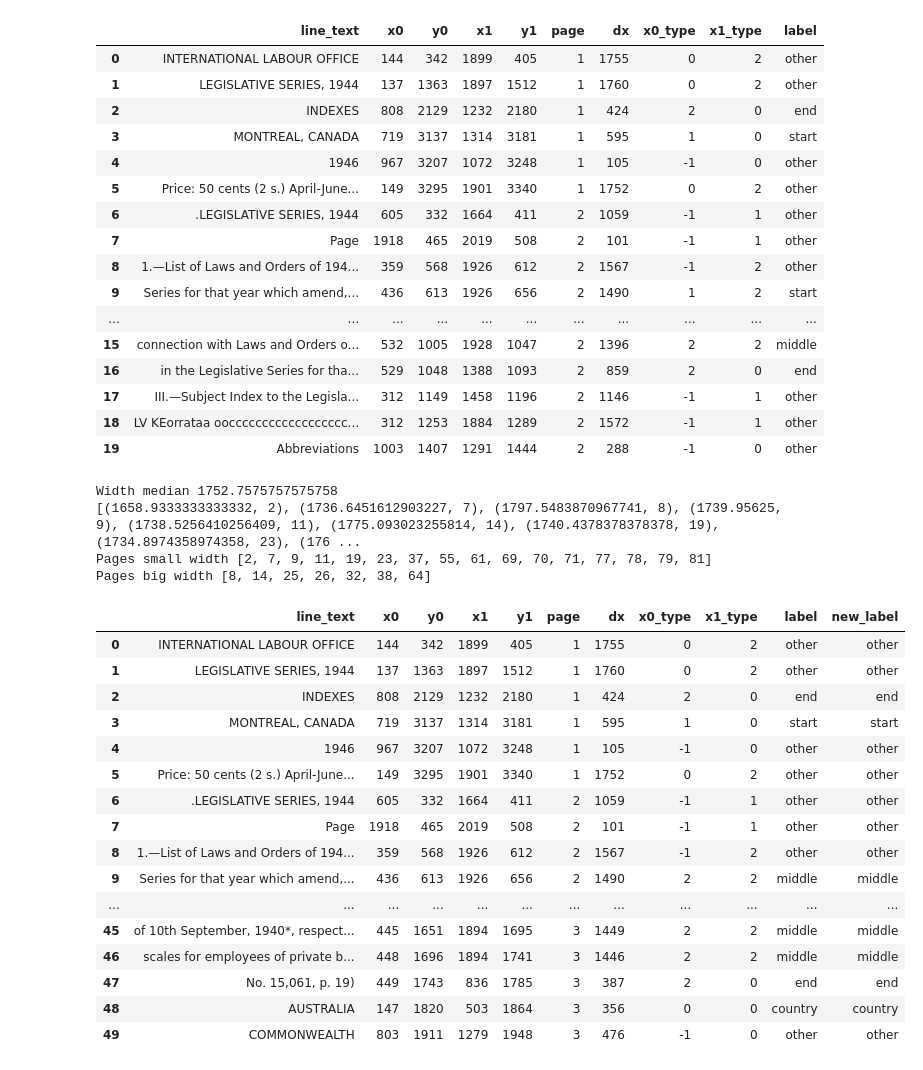
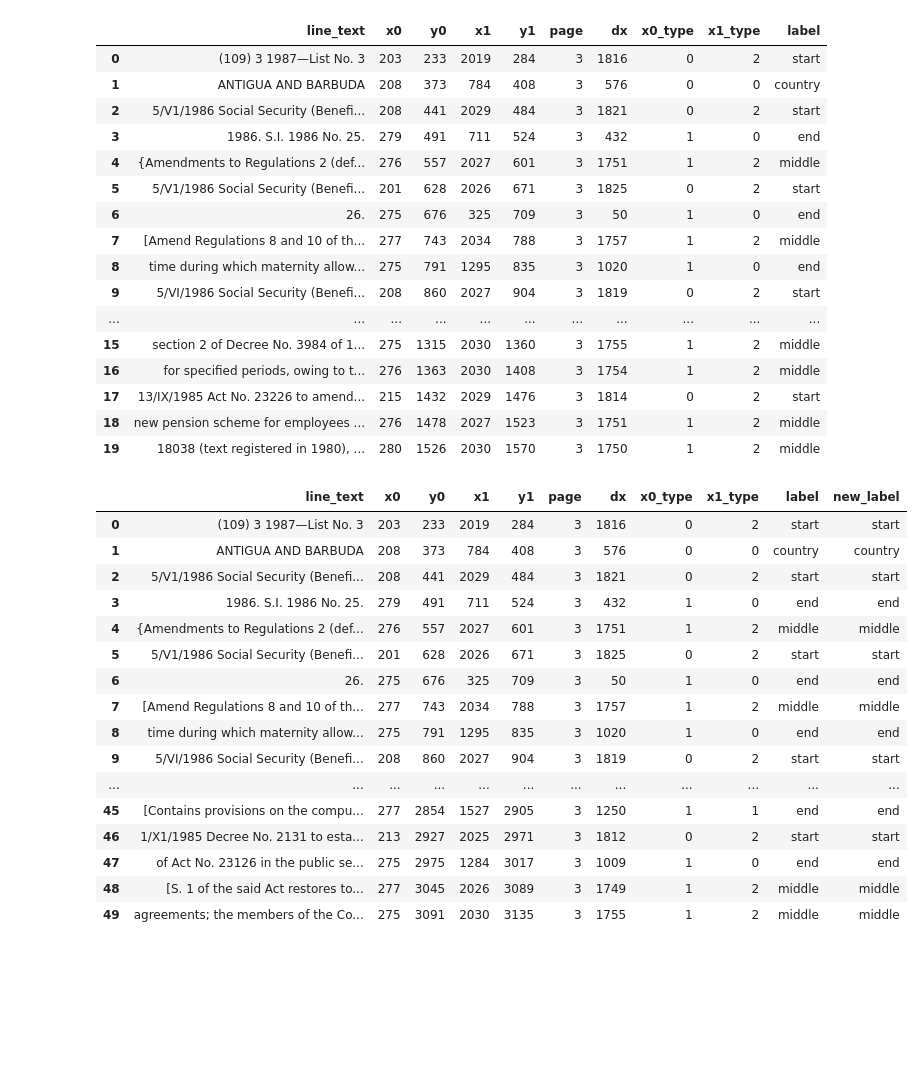
Before and after one commit to jeusa/indexex, a Jupyter notebook: code/index_extraction.ipynb, the cells around one changed output. Saved outputs shown, nothing was run; the diff lists cells and outputs as text; code cells hidden in the pictures; blank space fills up the shorter version.

```diff
--- a/code/index_extraction.ipynb
+++ b/code/index_extraction.ipynb
@@ -20,7 +20,7 @@ import records
 # %%
 test_files_dir = ".././test_files/"
 test_files = util.list_files(test_files_dir)
-file = test_files[5]
+file = test_files[-2]
 display(test_files, file)
 # %% [output]
 ['.././test_files/\\Argentinia_LS_index_1934_test_I_DE.pdf',
@@ -63,5 +63,5 @@ Finished reading 4 page(s)
 # %%
-pdf_df = util.ocr(file, 1)
+pdf_df = util.ocr(file, start_page=3)
 lines_df = lines.make_lines_df_from_ocr(pdf_df)
 lines_df
 # %% [output]
@@ -133,50 +133,46 @@ l = label.assign_labels(li_df, x0_n)
 l.head(20)
 # %% [output]
 |  | line_text | x0 | y0 | x1 | y1 | page | dx | x0_type | x1_type | label |
-| 0 | INTERNATIONAL LABOUR OFFICE | 144 | 342 | 1899 | 405 | 1 | 1755 | 0 | 2 | other |
-| 1 | LEGISLATIVE SERIES, 1944 | 137 | 1363 | 1897 | 1512 | 1 | 1760 | 0 | 2 | other |
-| 2 | INDEXES | 808 | 2129 | 1232 | 2180 | 1 | 424 | 2 | 0 | end |
-| 3 | MONTREAL, CANADA | 719 | 3137 | 1314 | 3181 | 1 | 595 | 1 | 0 | start |
-| 4 | 1946 | 967 | 3207 | 1072 | 3248 | 1 | 105 | -1 | 0 | other |
-| 5 | Price: 50 cents (2 s.) April-June... | 149 | 3295 | 1901 | 3340 | 1 | 1752 | 0 | 2 | other |
-| 6 | .LEGISLATIVE SERIES, 1944 | 605 | 332 | 1664 | 411 | 2 | 1059 | -1 | 1 | other |
-| 7 | Page | 1918 | 465 | 2019 | 508 | 2 | 101 | -1 | 1 | other |
-| 8 | 1.—List of Laws and Orders of 194... | 359 | 568 | 1926 | 612 | 2 | 1567 | -1 | 2 | other |
-| 9 | Series for that year which amend,... | 436 | 613 | 1926 | 656 | 2 | 1490 | 1 | 2 | start |
+| 0 | (109) 3 1987—List No. 3 | 203 | 233 | 2019 | 284 | 3 | 1816 | 0 | 2 | start |
+| 1 | ANTIGUA AND BARBUDA | 208 | 373 | 784 | 408 | 3 | 576 | 0 | 0 | country |
+| 2 | 5/V1/1986 Social Security (Benefi... | 208 | 441 | 2029 | 484 | 3 | 1821 | 0 | 2 | start |
+| 3 | 1986. S.I. 1986 No. 25. | 279 | 491 | 711 | 524 | 3 | 432 | 1 | 0 | end |
+| 4 | {Amendments to Regulations 2 (def... | 276 | 557 | 2027 | 601 | 3 | 1751 | 1 | 2 | middle |
+| 5 | 5/V1/1986 Social Security (Benefi... | 201 | 628 | 2026 | 671 | 3 | 1825 | 0 | 2 | start |
+| 6 | 26. | 275 | 676 | 325 | 709 | 3 | 50 | 1 | 0 | end |
+| 7 | [Amend Regulations 8 and 10 of th... | 277 | 743 | 2034 | 788 | 3 | 1757 | 1 | 2 | middle |
+| 8 | time during which maternity allow... | 275 | 791 | 1295 | 835 | 3 | 1020 | 1 | 0 | end |
+| 9 | 5/VI/1986 Social Security (Benefi... | 208 | 860 | 2027 | 904 | 3 | 1819 | 0 | 2 | start |
 | ... | ... | ... | ... | ... | ... | ... | ... | ... | ... | ... |
-| 15 | connection with Laws and Orders o... | 532 | 1005 | 1928 | 1047 | 2 | 1396 | 2 | 2 | middle |
-| 16 | in the Legislative Series for tha... | 529 | 1048 | 1388 | 1093 | 2 | 859 | 2 | 0 | end |
-| 17 | III.—Subject Index to the Legisla... | 312 | 1149 | 1458 | 1196 | 2 | 1146 | -1 | 1 | other |
-| 18 | LV KEorrataa oocccccccccccccccccc... | 312 | 1253 | 1884 | 1289 | 2 | 1572 | -1 | 1 | other |
-| 19 | Abbreviations | 1003 | 1407 | 1291 | 1444 | 2 | 288 | -1 | 0 | other |
+| 15 | section 2 of Decree No. 3984 of 1... | 275 | 1315 | 2030 | 1360 | 3 | 1755 | 1 | 2 | middle |
+| 16 | for specified periods, owing to t... | 276 | 1363 | 2030 | 1408 | 3 | 1754 | 1 | 2 | middle |
+| 17 | 13/IX/1985 Act No. 23226 to amend... | 215 | 1432 | 2029 | 1476 | 3 | 1814 | 0 | 2 | start |
+| 18 | new pension scheme for employees ... | 276 | 1478 | 2027 | 1523 | 3 | 1751 | 1 | 2 | middle |
+| 19 | 18038 (text registered in 1980), ... | 280 | 1526 | 2030 | 1570 | 3 | 1750 | 1 | 2 | middle |
 # %%
-cli_df = correct_x0_types(li_df, bins_x0, bins_x1, x0_n)
+cli_df = label.correct_x0_types(li_df, bins_x0, bins_x1, x0_n)
 ll_df = label.assign_labels(cli_df, x0_n)
 
 lli_df = ll_df.copy()
 lli_df["new_label"] = lli_df["label"]
 lli_df = label.improve_country_classification(lli_df)
 
 lli_df.head(50)
 # %% [output]
-Width median 1752.7575757575758
-[(1658.9333333333332, 2), (1736.6451612903227, 7), (1797.5483870967741, 8), (1739.95625, 9), (1738.5256410256409, 11), (1775.093023255814, 14), (1740.4378378378378, 19), (1734.8974358974358, 23), (176 ...
-Pages small width [2, 7, 9, 11, 19, 23, 37, 55, 61, 69, 70, 71, 77, 78, 79, 81]
-Pages big width [8, 14, 25, 26, 32, 38, 64]
 |  | line_text | x0 | y0 | x1 | y1 | page | dx | x0_type | x1_type | label | new_label |
-| 0 | INTERNATIONAL LABOUR OFFICE | 144 | 342 | 1899 | 405 | 1 | 1755 | 0 | 2 | other | other |
-| 1 | LEGISLATIVE SERIES, 1944 | 137 | 1363 | 1897 | 1512 | 1 | 1760 | 0 | 2 | other | other |
-| 2 | INDEXES | 808 | 2129 | 1232 | 2180 | 1 | 424 | 2 | 0 | end | end |
-| 3 | MONTREAL, CANADA | 719 | 3137 | 1314 | 3181 | 1 | 595 | 1 | 0 | start | start |
-| 4 | 1946 | 967 | 3207 | 1072 | 3248 | 1 | 105 | -1 | 0 | other | other |
-| 5 | Price: 50 cents (2 s.) April-June... | 149 | 3295 | 1901 | 3340 | 1 | 1752 | 0 | 2 | other | other |
-| 6 | .LEGISLATIVE SERIES, 1944 | 605 | 332 | 1664 | 411 | 2 | 1059 | -1 | 1 | other | other |
-| 7 | Page | 1918 | 465 | 2019 | 508 | 2 | 101 | -1 | 1 | other | other |
-| 8 | 1.—List of Laws and Orders of 194... | 359 | 568 | 1926 | 612 | 2 | 1567 | -1 | 2 | other | other |
-| 9 | Series for that year which amend,... | 436 | 613 | 1926 | 656 | 2 | 1490 | 2 | 2 | middle | middle |
+| 0 | (109) 3 1987—List No. 3 | 203 | 233 | 2019 | 284 | 3 | 1816 | 0 | 2 | start | start |
+| 1 | ANTIGUA AND BARBUDA | 208 | 373 | 784 | 408 | 3 | 576 | 0 | 0 | country | country |
+| 2 | 5/V1/1986 Social Security (Benefi... | 208 | 441 | 2029 | 484 | 3 | 1821 | 0 | 2 | start | start |
+| 3 | 1986. S.I. 1986 No. 25. | 279 | 491 | 711 | 524 | 3 | 432 | 1 | 0 | end | end |
+| 4 | {Amendments to Regulations 2 (def... | 276 | 557 | 2027 | 601 | 3 | 1751 | 1 | 2 | middle | middle |
+| 5 | 5/V1/1986 Social Security (Benefi... | 201 | 628 | 2026 | 671 | 3 | 1825 | 0 | 2 | start | start |
+| 6 | 26. | 275 | 676 | 325 | 709 | 3 | 50 | 1 | 0 | end | end |
+| 7 | [Amend Regulations 8 and 10 of th... | 277 | 743 | 2034 | 788 | 3 | 1757 | 1 | 2 | middle | middle |
+| 8 | time during which maternity allow... | 275 | 791 | 1295 | 835 | 3 | 1020 | 1 | 0 | end | end |
+| 9 | 5/VI/1986 Social Security (Benefi... | 208 | 860 | 2027 | 904 | 3 | 1819 | 0 | 2 | start | start |
 | ... | ... | ... | ... | ... | ... | ... | ... | ... | ... | ... | ... |
-| 45 | of 10th September, 1940*, respect... | 445 | 1651 | 1894 | 1695 | 3 | 1449 | 2 | 2 | middle | middle |
-| 46 | scales for employees of private b... | 448 | 1696 | 1894 | 1741 | 3 | 1446 | 2 | 2 | middle | middle |
-| 47 | No. 15,061, p. 19) | 449 | 1743 | 836 | 1785 | 3 | 387 | 2 | 0 | end | end |
-| 48 | AUSTRALIA | 147 | 1820 | 503 | 1864 | 3 | 356 | 0 | 0 | country | country |
-| 49 | COMMONWEALTH | 803 | 1911 | 1279 | 1948 | 3 | 476 | -1 | 0 | other | other |
+| 45 | [Contains provisions on the compu... | 277 | 2854 | 1527 | 2905 | 3 | 1250 | 1 | 1 | end | end |
+| 46 | 1/X1/1985 Decree No. 2131 to esta... | 213 | 2927 | 2025 | 2971 | 3 | 1812 | 0 | 2 | start | start |
+| 47 | of Act No. 23126 in the public se... | 275 | 2975 | 1284 | 3017 | 3 | 1009 | 1 | 0 | end | end |
+| 48 | [S. 1 of the said Act restores to... | 277 | 3045 | 2026 | 3089 | 3 | 1749 | 1 | 2 | middle | middle |
+| 49 | agreements; the members of the Co... | 275 | 3091 | 2030 | 3135 | 3 | 1755 | 1 | 2 | middle | middle |
```
Also changed, not shown: parts of 9 cells of this notebook, 2 other files.
